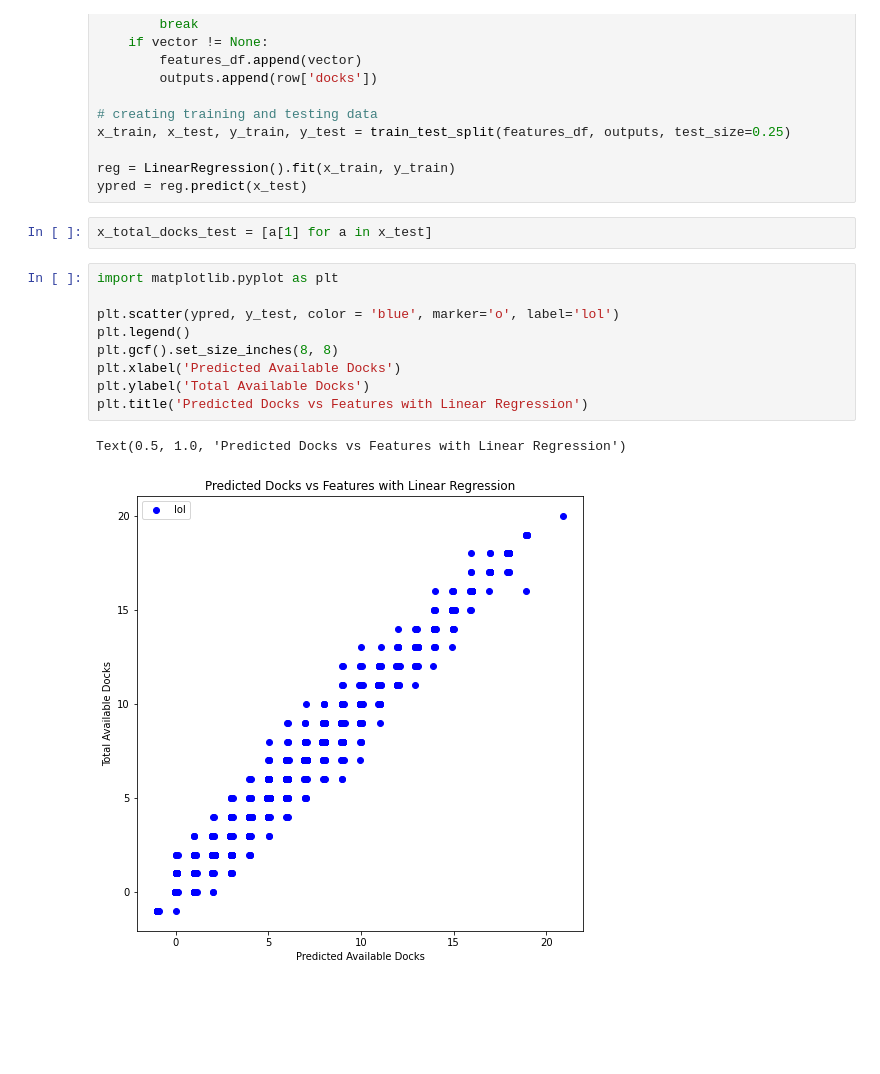
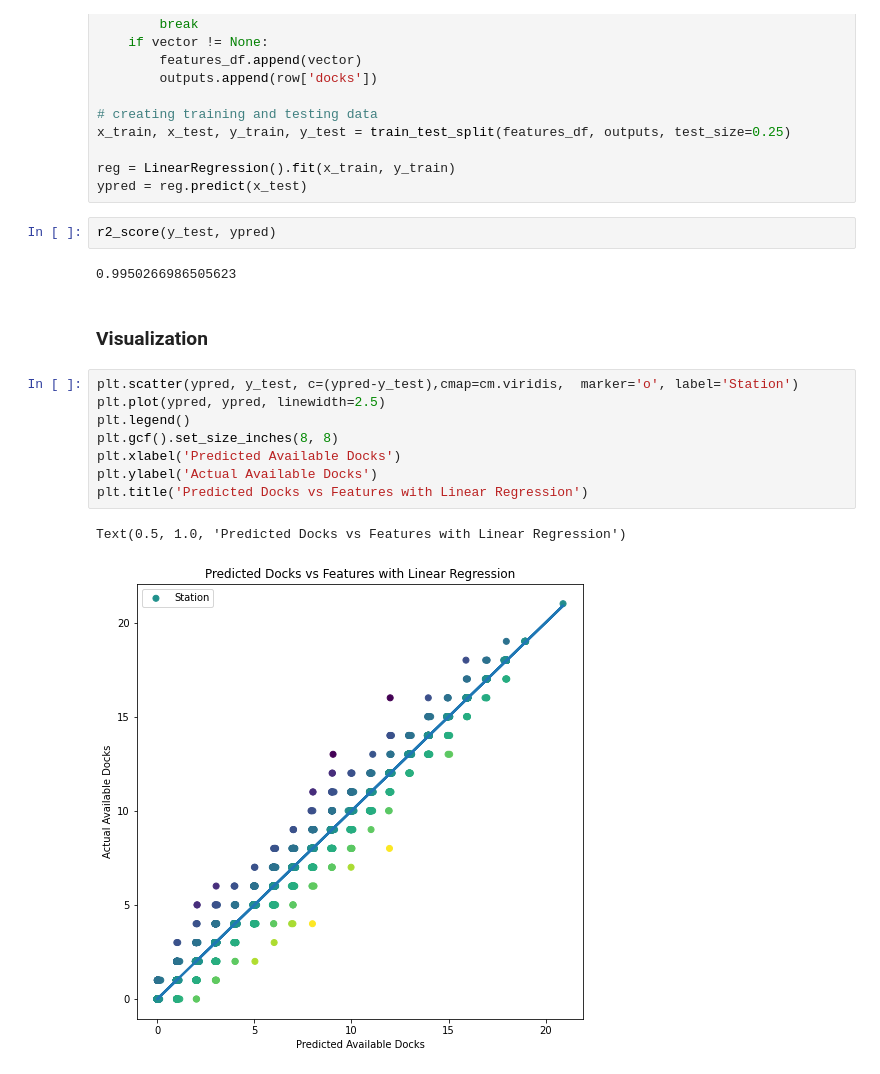
Before and after one commit to fzyang1227/bluebikes, a Jupyter notebook: DS4300_Project_Updated.ipynb, the cells around one changed output. Saved outputs shown, nothing was run; the diff lists cells and outputs as text; blank space fills up the shorter version.

```diff
--- a/DS4300_Project_Updated.ipynb
+++ b/DS4300_Project_Updated.ipynb
@@ -574,16 +584,19 @@ x_train, x_test, y_train, y_test = train_test_split(features_df, outputs, test_s
 reg = LinearRegression().fit(x_train, y_train)
 ypred = reg.predict(x_test)
 # %%
-x_total_docks_test = [a[1] for a in x_test]
+r2_score(y_test, ypred)
+# %% [output]
+0.9950266986505623
+# %% [markdown]
+### Visualization
 # %%
-import matplotlib.pyplot as plt
-
-plt.scatter(ypred, y_test, color = 'blue', marker='o', label='lol')
+plt.scatter(ypred, y_test, c=(ypred-y_test),cmap=cm.viridis,  marker='o', label='Station')
+plt.plot(ypred, ypred, linewidth=2.5)
 plt.legend()
 plt.gcf().set_size_inches(8, 8)
 plt.xlabel('Predicted Available Docks')
-plt.ylabel('Total Available Docks')
+plt.ylabel('Actual Available Docks')
 plt.title('Predicted Docks vs Features with Linear Regression')
 # %% [output]
 Text(0.5, 1.0, 'Predicted Docks vs Features with Linear Regression')
-[figure, old version]
+[figure, new version]
```
Also changed, not shown: parts of 29 cells of this notebook, 3 other files.
